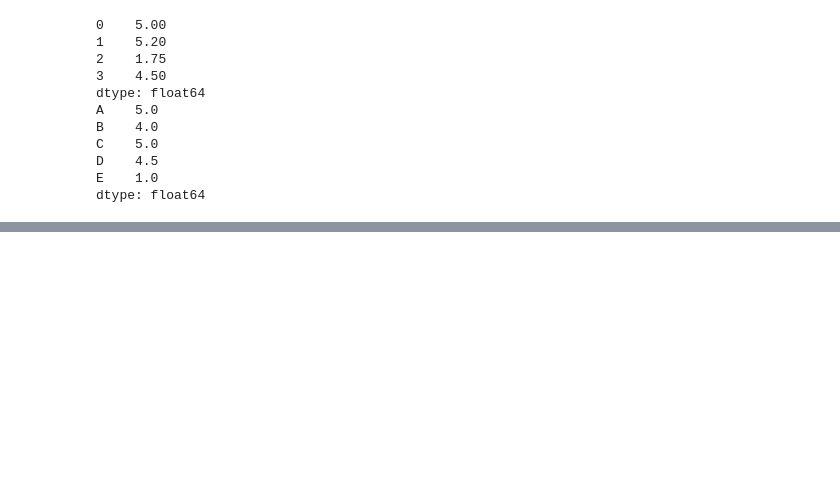
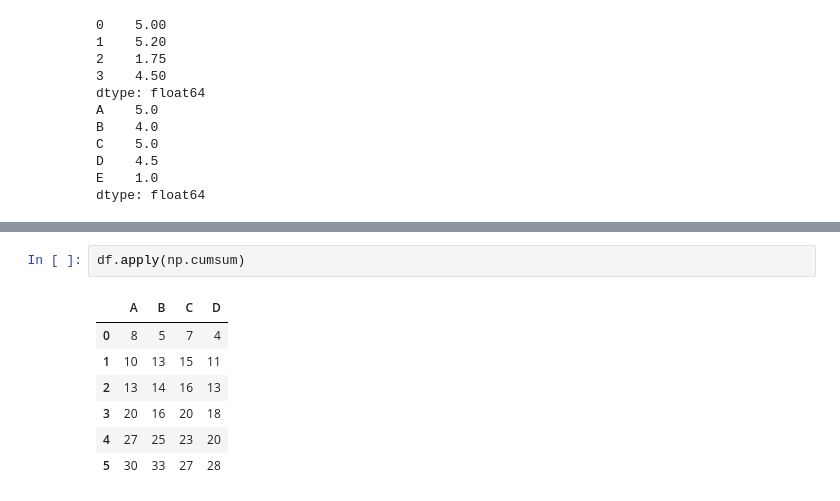
Before and after one commit to cdingding/exercises, a Jupyter notebook: 0Pandas_skills.ipynb, the cells around one changed output, grey strips where cells are left out. Saved outputs shown, nothing was run; the diff lists cells and outputs as text; blank space fills up the shorter version.

```diff
--- a/0Pandas_skills.ipynb
+++ b/0Pandas_skills.ipynb
@@ -440,0 +592,10 @@ dtype: float64
+# %%
+df.apply(np.cumsum)
+# %% [output]
+|  | A | B | C | D |
+| 0 | 8 | 5 | 7 | 4 |
+| 1 | 10 | 13 | 15 | 11 |
+| 2 | 13 | 14 | 16 | 13 |
+| 3 | 20 | 16 | 20 | 18 |
+| 4 | 27 | 25 | 23 | 20 |
+| 5 | 30 | 33 | 27 | 28 |
```
Also changed, not shown: parts of 29 cells of this notebook.
